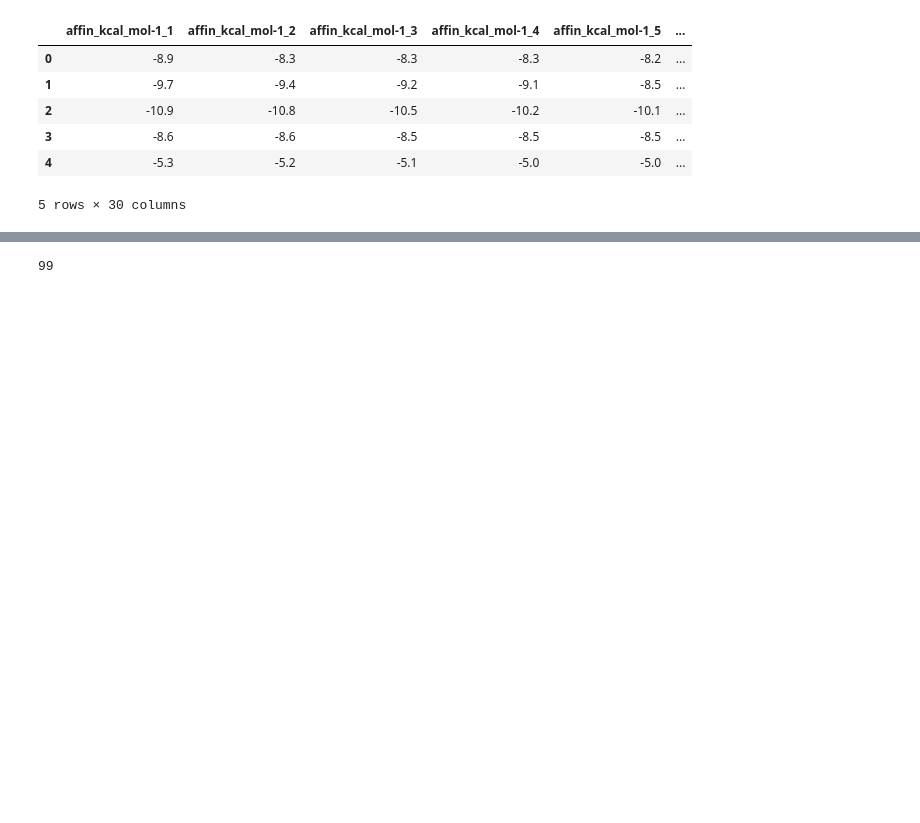
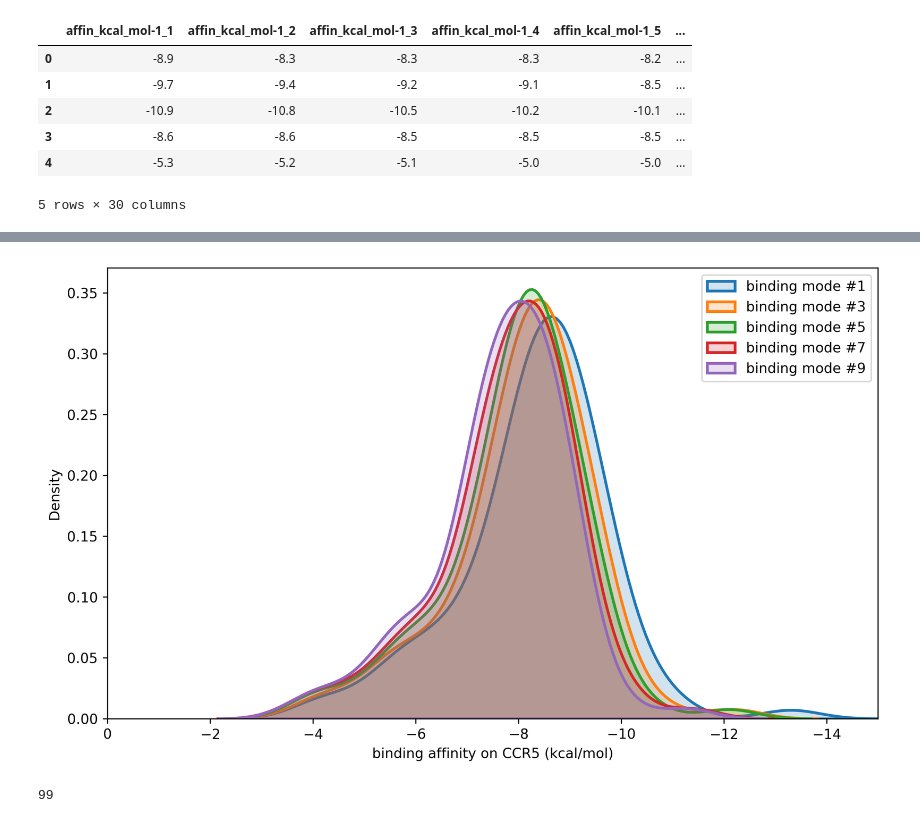
Before and after one commit to Munchic/tinymolecule, a Jupyter notebook: analysis/playground.ipynb, the cells around one changed output, grey strips where cells are left out. Cells and saved outputs as stored; diff of their text form; code cells hidden in the pictures; blank space fills up the shorter version.

```diff
--- a/analysis/playground.ipynb
+++ b/analysis/playground.ipynb
@@ -675,3 +678,18 @@ plt.show()
+# %%
+plt.figure(figsize=(10, 6), dpi=330)
+
+sns.kdeplot(data=logs_df["affin_kcal_mol-1_1"], linewidth=2, label="binding mode #1", fill=True, alpha=.2)
+sns.kdeplot(data=logs_df["affin_kcal_mol-1_2"], linewidth=2, label="binding mode #3", fill=True, alpha=.2)
+sns.kdeplot(data=logs_df["affin_kcal_mol-1_3"], linewidth=2, label="binding mode #5", fill=True, alpha=.2)
+sns.kdeplot(data=logs_df["affin_kcal_mol-1_4"], linewidth=2, label="binding mode #7", fill=True, alpha=.2)
+sns.kdeplot(data=logs_df["affin_kcal_mol-1_5"], linewidth=2, label="binding mode #9", fill=True, alpha=.2)
+
+plt.xlim(0, -15)
+plt.xlabel("binding affinity on CCR5 (kcal/mol)")
+plt.legend()
+plt.show()
+# %% [output]
+[figure, added]
 # %%
 len(logs_df)
 # %% [output]
```
Also changed, not shown: parts of 2 cells of this notebook, 8 other files.
